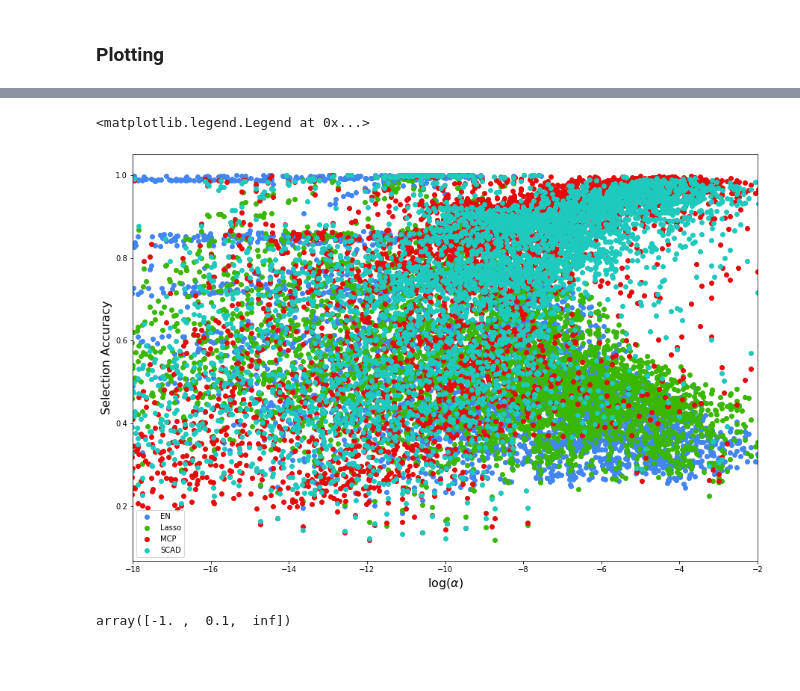
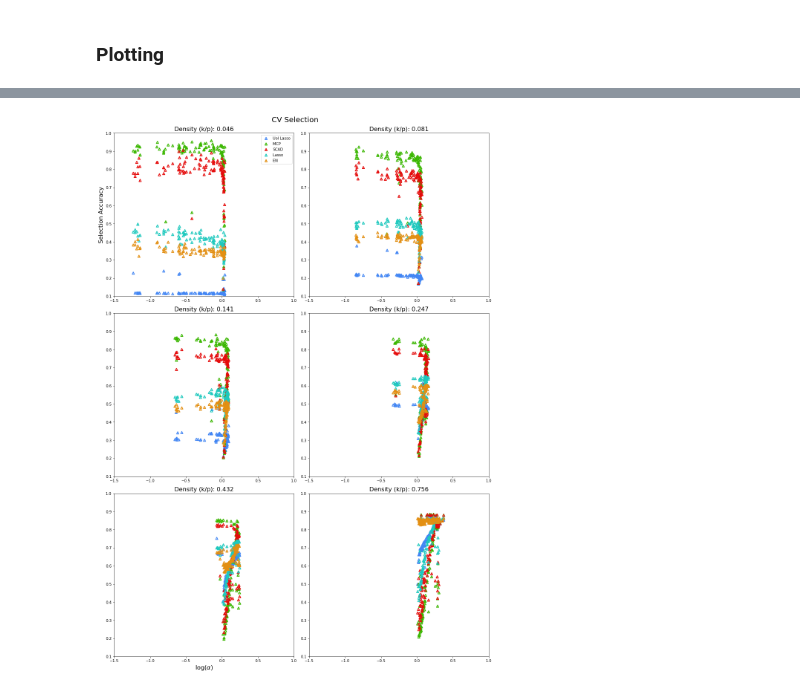
Before and after one commit to akumar01/uoicorr_analysis, a Jupyter notebook: notebooks/finalfinal/eta_scaling.ipynb, the cells around one changed output, grey strips where cells are left out. Cells and saved outputs as stored; diff of their text form; code cells hidden in the pictures; blank space fills up the shorter version.

```diff
--- a/notebooks/finalfinal/eta_scaling.ipynb
+++ b/notebooks/finalfinal/eta_scaling.ipynb
@@ -124,2 +49,13 @@ KeyboardInterrupt:
+# %%
+with open('/media/akumar/Data/nse/finalfinal/eta_scaling/eta_concat_wuoi.dat', 'rb') as f:
+    eta_concat = pickle.load(f)
+# %%
+extra_elems = []
+for elem in eta_concat:
+    if type(elem) == list:
+        extra_elems.extend(elem)
+        eta_concat.remove(elem)
+# %%
+eta_concat = flatten(eta_concat)
 # %%
-alpha_datalist = pd.DataFrame(alpha_datalist)
+eta_df = pd.DataFrame(eta_concat)
@@ -132,48 +197,62 @@ from collections import OrderedDict
 # %%
 # Plot either the average selection accuracy or the percent of runs that exceed a certain threshold as a
 # function of the parameter alpha. alpha = rho(Omega) sum(beta_min^2)/sigma^2
 
 # Calculate across signal to noise ratios, n/p ratio = 4
 np_ratio = 4
 kappa = 5
 selection_method = 'CV'
-dframe_names = np.unique(alpha_datalist['df_name'].values)
+dframe_names = ['UoI Lasso', 'MCP', 'SCAD', 'Lasso', 'EN']
+betawidth = np.unique(eta_df['betawidth'].values)
+# Subsample sparsity
+sparsity_ = [sparsity[3], sparsity[5], sparsity[7], sparsity[9], sparsity[11], sparsity[13]]
 
 # Blue
 c1 = ['#4286f4', '#99bdf7', '#00aeff']
 # Green
 c2 = ['#3ab700', '#bae288', '#64821d']
 # Red
 c3 = ['#e50b0b', '#ef5f5f', '#70001d']
 # Cyan
 c4 = ['#1ec9be', '#d799ff', '#572677']
 # Orange
 c5 = ['#e38f12']
 
+# Per dframe
 cols = [c1[0], c2[0], c3[0], c4[0], c5[0]]
+
+# Per betawdith
+marker_type = ['^', 'o', 's']
 pal_colors = cols
-
-fig, ax = plt.subplots(figsize=(15, 10))
 
 # There will only be one curve over all snr, cov_params, betawidth, etc...
 # np_ratio and selection methods will vary
 
-for i, dframe in enumerate(dframe_names):
-    rows = apply_df_filters(alpha_datalist, df_name=dframe, selection_method=selection_method)
-    for j in range(rows.shape[0]):
-         ax.scatter(np.ma.log(rows.iloc[j]['alpha']), rows.iloc[j]['sa'], label=rows.iloc[j]['df_name'],
-                    color=cols[list(dframe_names).index(rows.iloc[j]['df_name'])])
+# Create a separate subplot for each sparsity
+fig, ax = plt.subplots(3, 2, figsize=(15, 22))
 
-ax.set_xlim([-18, -2])
-ax.set_ylabel('Selection Accuracy', fontsize=16)
-ax.set_xlabel(r'$\log(\alpha)$', fontsize=16)
-handles, labels = ax.get_legend_handles_labels()
+for h, s in enumerate(sparsity_):
+    a = ax[np.unravel_index(h, (3,2))]
+    for i, dframe in enumerate(dframe_names):
+        for k, bw in enumerate(betawidth):
+            rows = apply_df_filters(eta_df, df_name=dframe, selection_method=selection_method,
+                                    sparsity=s, betawidth=bw)
+            for j in range(rows.shape[0]):
+                 a.scatter(np.ma.log(rows.iloc[j]['eta'][0]), rows.iloc[j]['sa'][0], label=rows.iloc[j]['df_name'],
+                           edgecolor=cols[list(dframe_names).index(rows.iloc[j]['df_name'])],
+                           marker=marker_type[k], facecolor="None", lw=2)
+    a.set_xlim([-1.5, 1])
+    a.set_ylim([0.1, 1])
+    a.set_title('Density (k/p): %.3f' % s, fontsize=16)
+
+ax[0, 0].set_ylabel('Selection Accuracy', fontsize=16)
+ax[2, 0].set_xlabel(r'$\log(\alpha)$', fontsize=16)
+handles, labels = ax[0, 0].get_legend_handles_labels()
 by_label = OrderedDict(zip(labels, handles))
-ax.legend(by_label.values(), by_label.keys())
+ax[0, 0].legend(by_label.values(), by_label.keys())
+
+fig.tight_layout(rect=[0, 0.03, 1, 0.97])
+fig.suptitle('CV Selection', fontsize=20)
+plt.savefig('CVeta_scaling.pdf', bbox_inches='tight', pad_inches=0)
 # %% [output]
-<matplotlib.legend.Legend at 0x...>
-[figure, old version]
+[figure, new version]
-# %%
-np.unique(alpha_datalist['betawidth'].values)
-# %% [output]
-array([-1. ,  0.1,  inf])
```
Also changed, not shown: parts of 19 cells of this notebook, 7 other files.
